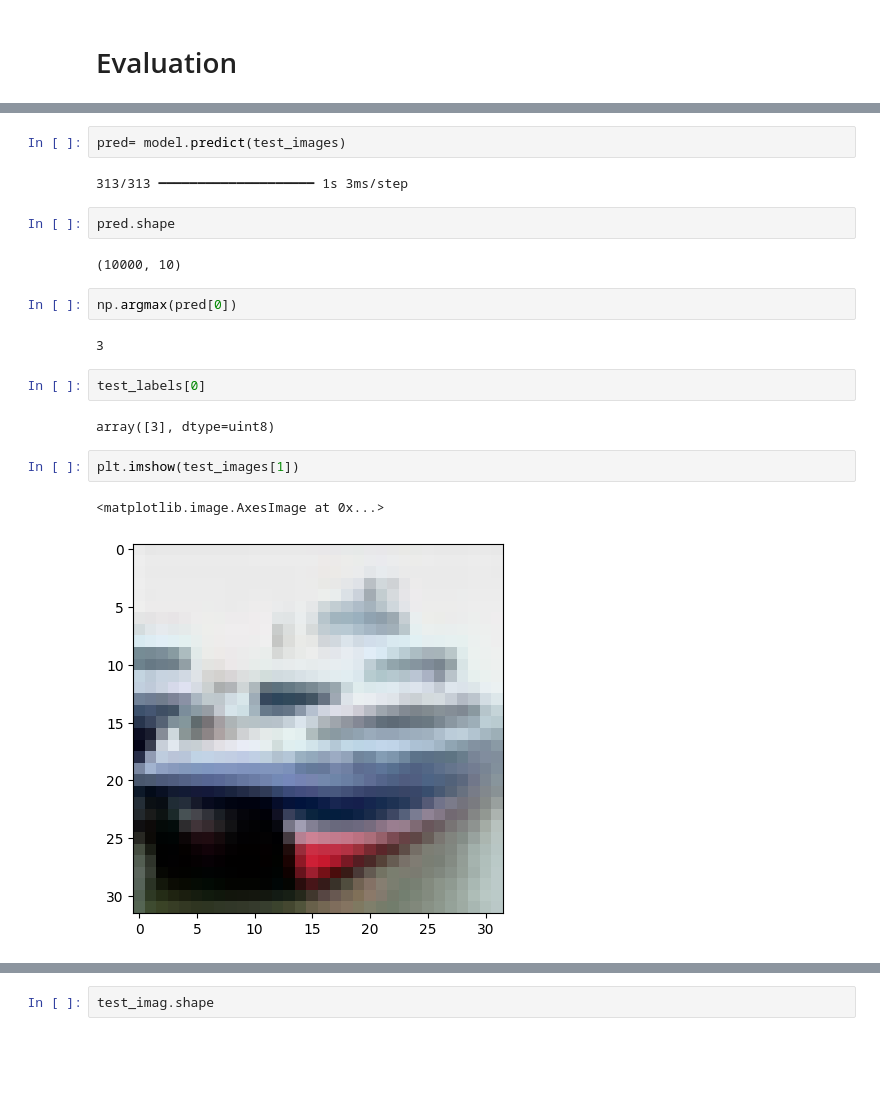
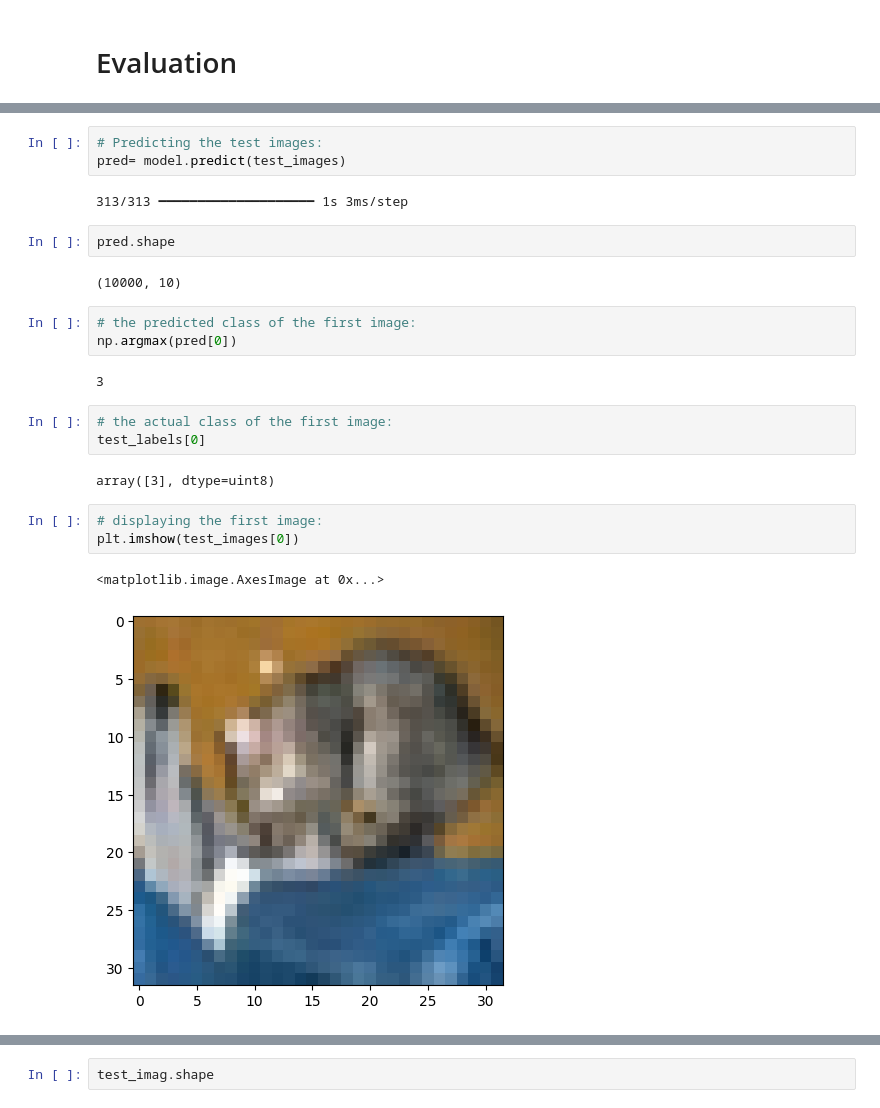
Before and after one commit to yhernandez55/ds-m2-0424-code-solutions, a Jupyter notebook: CNN_Basic_CIFAR.ipynb, the cells around one changed output, grey strips where cells are left out. Saved outputs shown, nothing was run; the diff lists cells and outputs as text; blank space fills up the shorter version.

```diff
--- a/CNN_Basic_CIFAR.ipynb
+++ b/CNN_Basic_CIFAR.ipynb
@@ -245,4 +233,5 @@ test_loss, test_acc = model.evaluate(test_images,  test_labels, verbose=2)
 # %%
+# Predicting the test images:
 pred= model.predict(test_images)
 # %% [output]
 313/313 ━━━━━━━━━━━━━━━━━━━━ 1s 3ms/step
@@ -250,17 +239,20 @@ pred= model.predict(test_images)
 pred.shape
 # %% [output]
 (10000, 10)
-# %%
-np.argmax(pred[0])
-# %% [output]
-3
-# %%
-test_labels[0]
-# %% [output]
-array([3], dtype=uint8)
-# %%
-plt.imshow(test_images[1])
-# %% [output]
-<matplotlib.image.AxesImage at 0x...>
-[figure, removed]
+# %%
+# the predicted class of the first image:
+np.argmax(pred[0])
+# %% [output]
+3
+# %%
+# the actual class of the first image:
+test_labels[0]
+# %% [output]
+array([3], dtype=uint8)
+# %%
+# displaying the first image:
+plt.imshow(test_images[0])
+# %% [output]
+<matplotlib.image.AxesImage at 0x...>
+[figure, added]
 # %%
```
Also changed, not shown: parts of 28 cells of this notebook.
